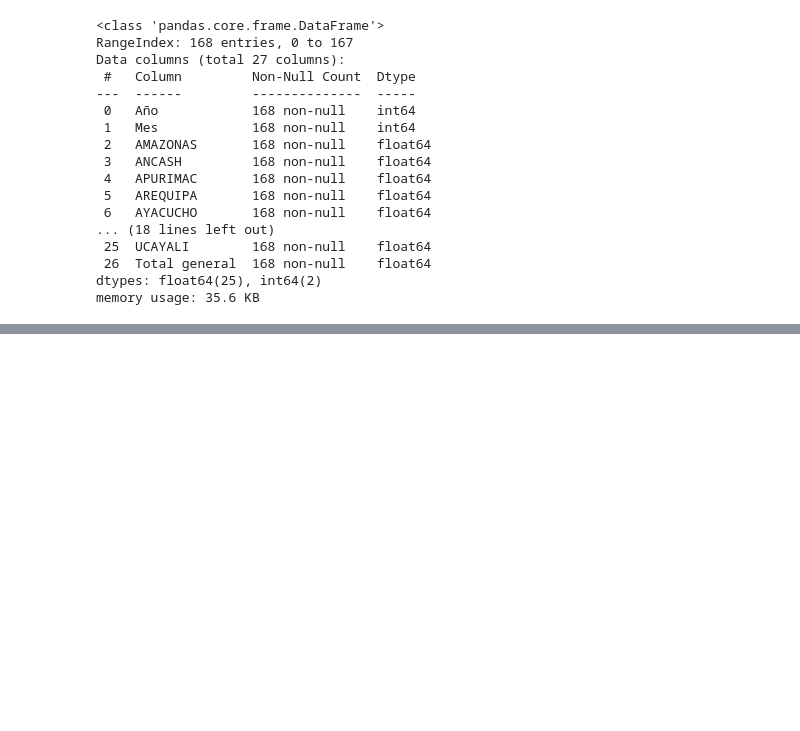
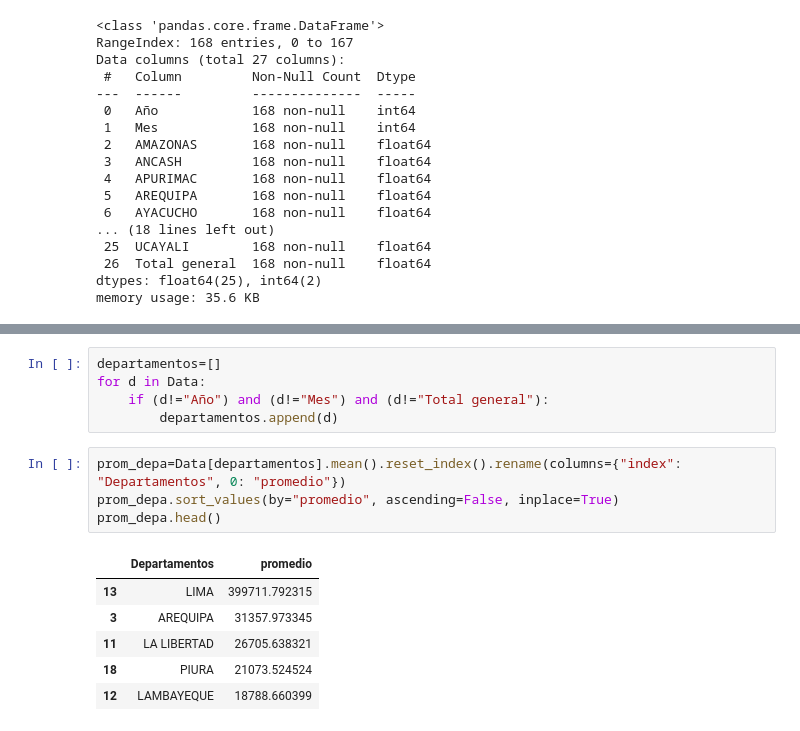
Before and after one commit to CristianVeloz0501/DMC, a Jupyter notebook: Analisis_consumo_EP.ipynb, the cells around one changed output, grey strips where cells are left out. Drawn from its saved outputs; the diff is of its cells as text; blank space fills up the shorter version.

```diff
--- a/Analisis_consumo_EP.ipynb
+++ b/Analisis_consumo_EP.ipynb
@@ -110,0 +96,16 @@ Data.reset_index()
+# %%
+departamentos=[]
+for d in Data:
+    if (d!="Año") and (d!="Mes") and (d!="Total general"):
+        departamentos.append(d)
+# %%
+prom_depa=Data[departamentos].mean().reset_index().rename(columns={"index": "Departamentos", 0: "promedio"})
+prom_depa.sort_values(by="promedio", ascending=False, inplace=True)
+prom_depa.head()
+# %% [output]
+|  | Departamentos | promedio |
+| 13 | LIMA | 399711.792315 |
+| 3 | AREQUIPA | 31357.973345 |
+| 11 | LA LIBERTAD | 26705.638321 |
+| 18 | PIURA | 21073.524524 |
+| 12 | LAMBAYEQUE | 18788.660399 |
```
Also changed, not shown: parts of 11 cells of this notebook.
